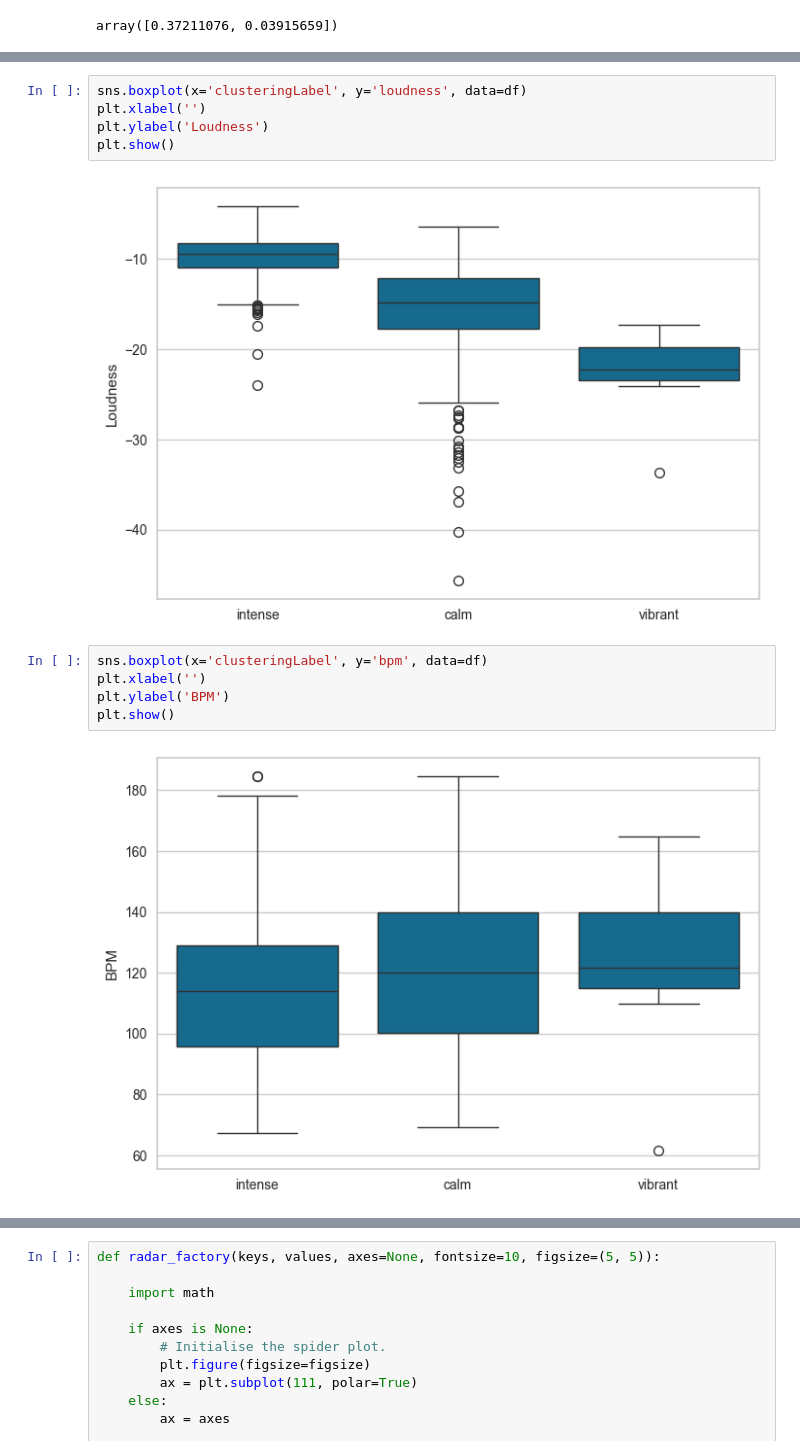
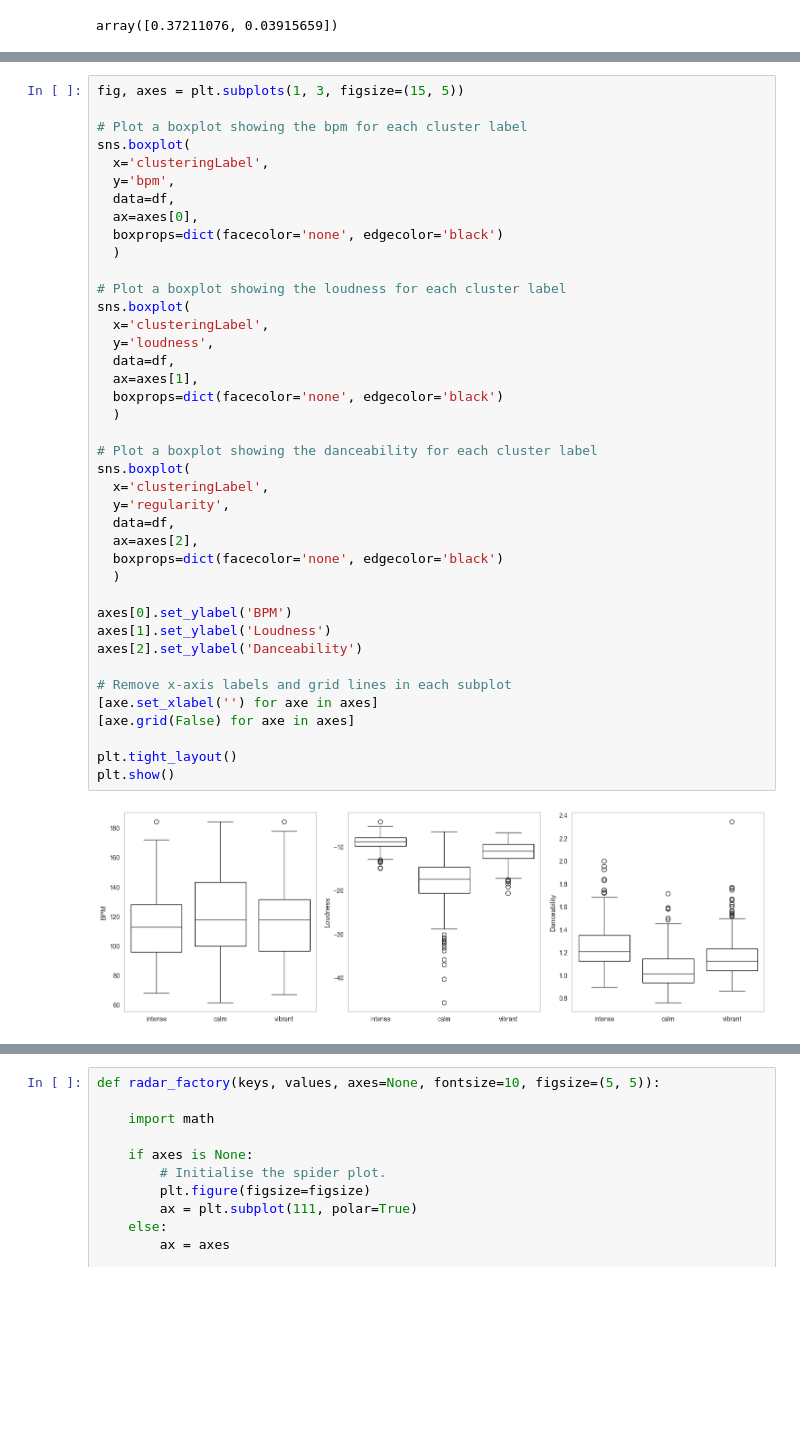
Before and after one commit to miketheofan/msc-in-data-science, a Jupyter notebook: pepmusic_assignment.ipynb, the cells around one changed output, grey strips where cells are left out. Cells and saved outputs as stored; diff of their text form; blank space fills up the shorter version.

```diff
--- a/pepmusic_assignment.ipynb
+++ b/pepmusic_assignment.ipynb
@@ -330,17 +370,45 @@ plt.show()
 # %%
-sns.boxplot(x='clusteringLabel', y='loudness', data=df)
-plt.xlabel('')
-plt.ylabel('Loudness')
+fig, axes = plt.subplots(1, 3, figsize=(15, 5))
+
+# Plot a boxplot showing the bpm for each cluster label
+sns.boxplot(
+  x='clusteringLabel',
+  y='bpm',
+  data=df,
+  ax=axes[0],
+  boxprops=dict(facecolor='none', edgecolor='black')
+  )
+
+# Plot a boxplot showing the loudness for each cluster label
+sns.boxplot(
+  x='clusteringLabel',
+  y='loudness',
+  data=df,
+  ax=axes[1],
+  boxprops=dict(facecolor='none', edgecolor='black')
+  )
+
+# Plot a boxplot showing the danceability for each cluster label
+sns.boxplot(
+  x='clusteringLabel',
+  y='regularity',
+  data=df,
+  ax=axes[2],
+  boxprops=dict(facecolor='none', edgecolor='black')
+  )
+
+axes[0].set_ylabel('BPM')
+axes[1].set_ylabel('Loudness')
+axes[2].set_ylabel('Danceability')
+
+# Remove x-axis labels and grid lines in each subplot
+[axe.set_xlabel('') for axe in axes]
+[axe.grid(False) for axe in axes]
+
+plt.tight_layout()
 plt.show()
 # %% [output]
-[figure, old version]
+[figure, new version]
-# %%
-sns.boxplot(x='clusteringLabel', y='bpm', data=df)
-plt.xlabel('')
-plt.ylabel('BPM')
-plt.show()
-# %% [output]
-[figure, removed]
 # %%
 same = (json_data['clusteringLabel'] == df['clusteringLabel']).sum()
 all = len(json_data)
```
Also changed, not shown: parts of 11 cells of this notebook.
